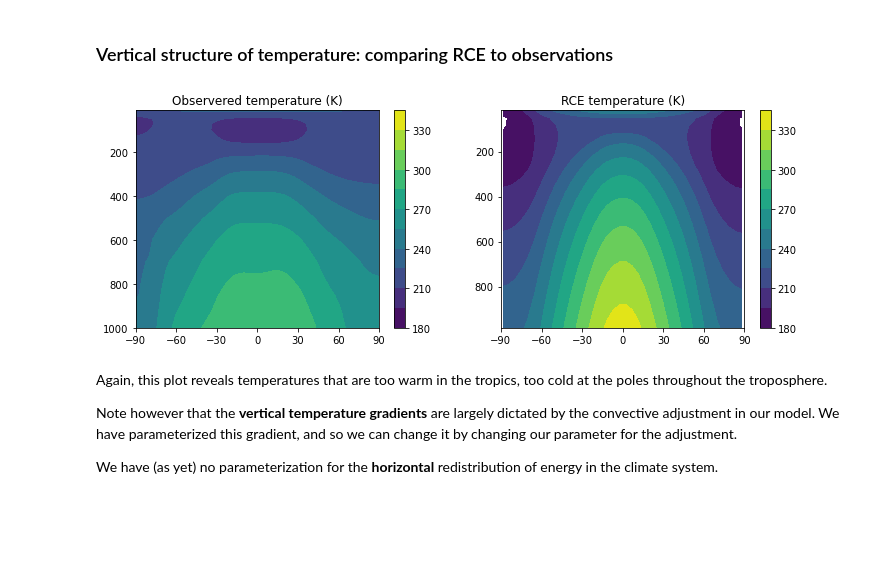
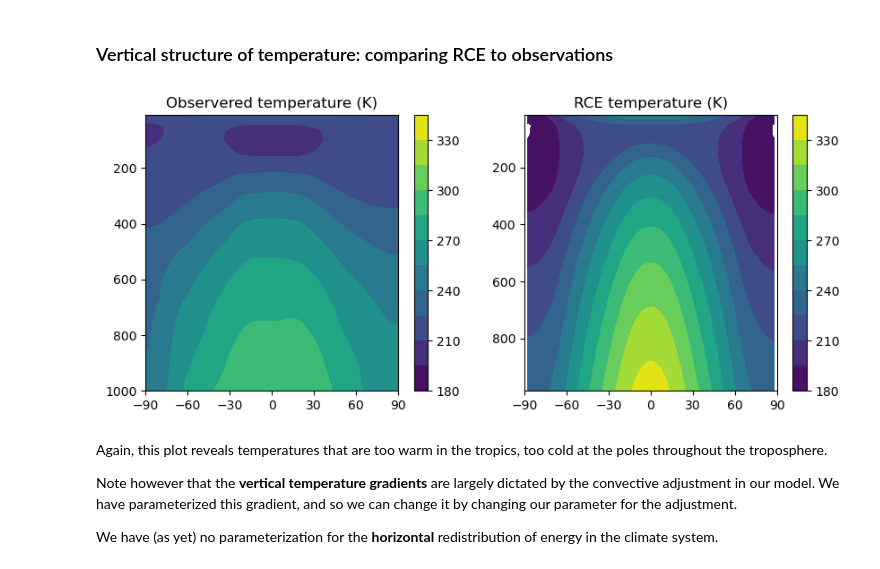
Before and after one commit to nfeldl/ClimateLaboratoryBook, a Jupyter notebook: courseware/heat-transport.ipynb, the cells around one changed output. Saved outputs shown, nothing was run; the diff lists cells and outputs as text; code cells hidden in the pictures; blank space fills up the shorter version.

```diff
--- a/courseware/heat-transport.ipynb
+++ b/courseware/heat-transport.ipynb
@@ -235,22 +235,22 @@ def make_nice_vaxis(axs):
 # %%
 #  Compare temperature profiles in RCE and observations
 contours = np.arange(180., 350., 15.)
 
-fig = plt.figure(figsize=(12,4))
+fig = plt.figure(figsize=(10,4))
 ax1 = fig.add_subplot(1,2,1)
 cax1 = ax1.contourf(lat_ncep_air, level_ncep_air, Tzon+const.tempCtoK, levels=contours)
 fig.colorbar(cax1)
 ax1.set_title('Observered temperature (K)')
 
 ax2 = fig.add_subplot(1,2,2)
 field = model.timeave['Tatm'].transpose()
 cax2 = ax2.contourf(model.lat, model.lev, field, levels=contours)
 fig.colorbar(cax2)
 ax2.set_title('RCE temperature (K)')
 
 make_nice_vaxis([ax1,ax2])
 # %% [output]
-[figure, old version]
+[figure, new version]
 # %% [markdown]
 Again, this plot reveals temperatures that are too warm in the tropics, too cold at the poles throughout the troposphere.
 
```
Also changed, not shown: parts of 10 cells of this notebook, 1 other file.
